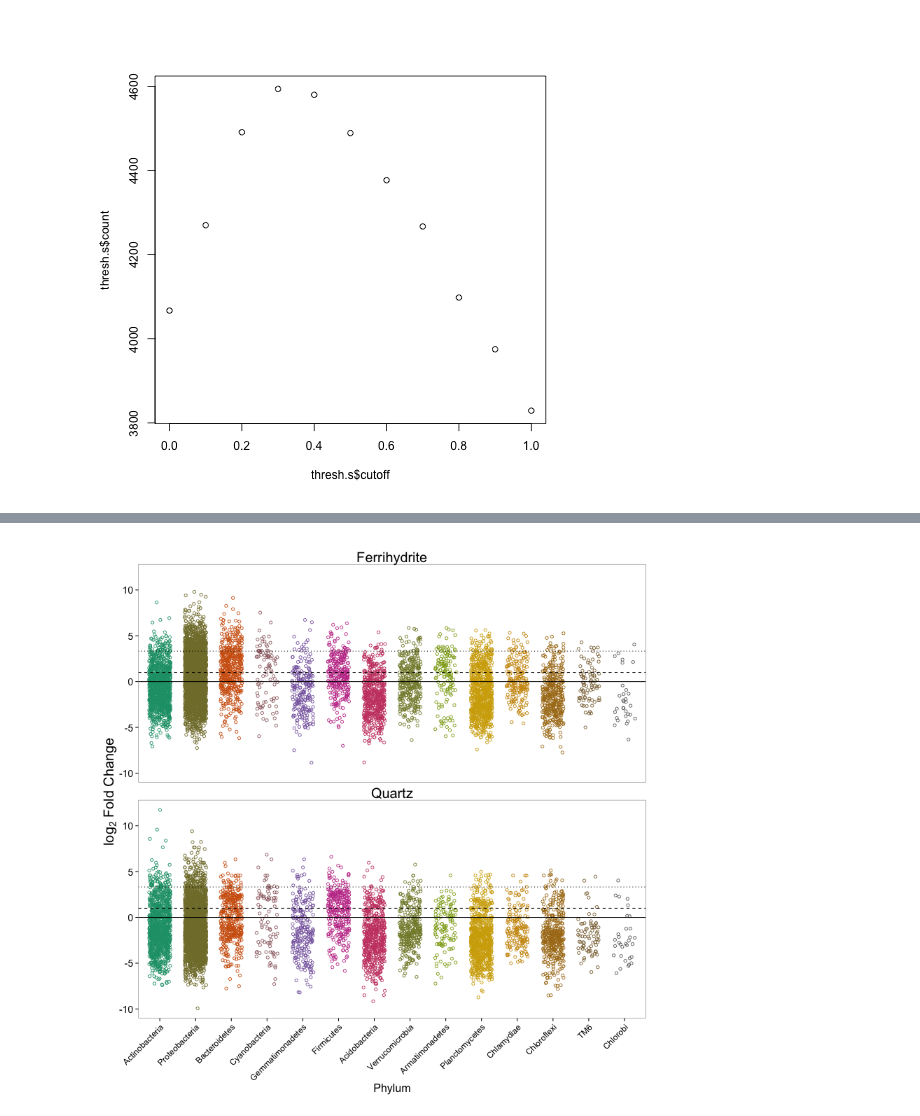
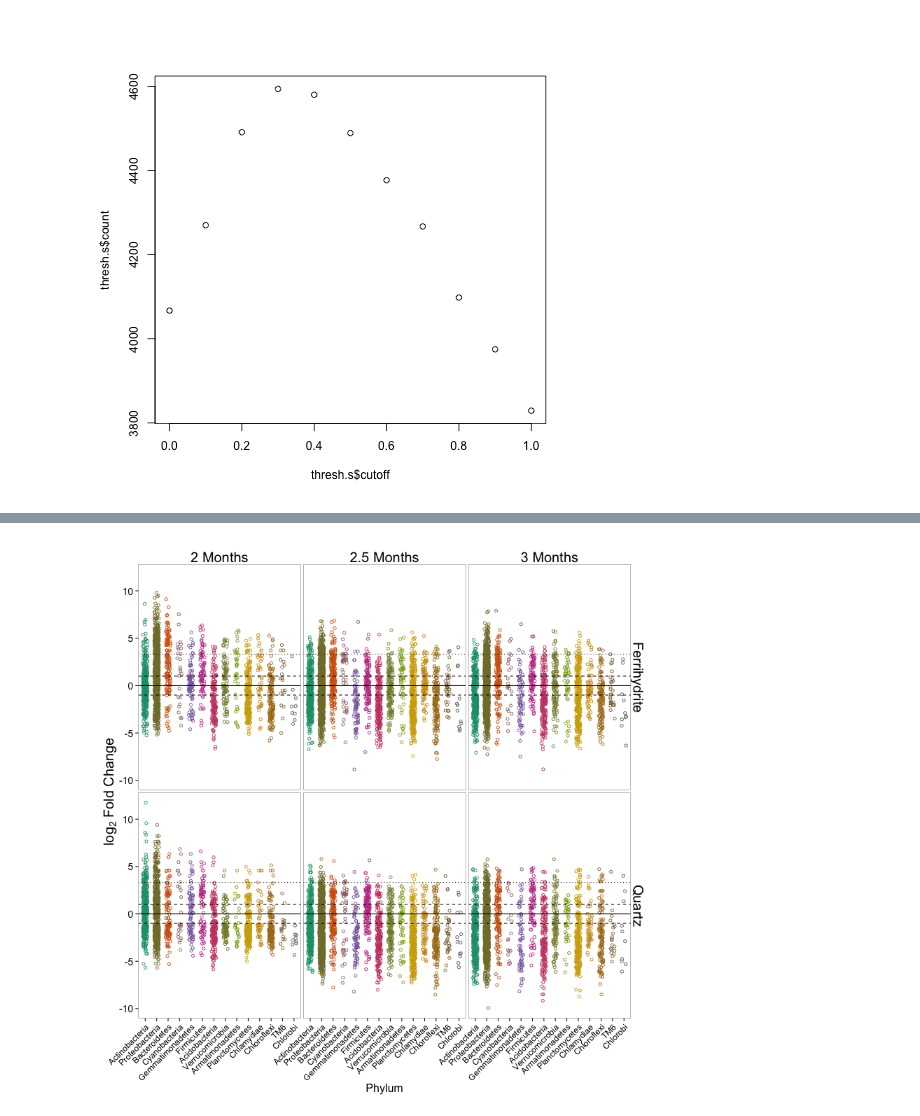
Before and after one commit to TheaWhitman/Mineral16S, a Jupyter notebook: manuscript_figures/Differential_abundance.ipynb, the cells around one changed output, grey strips where cells are left out. Cells and saved outputs as stored; diff of their text form; code cells hidden in the pictures.

```diff
--- a/manuscript_figures/Differential_abundance.ipynb
+++ b/manuscript_figures/Differential_abundance.ipynb
@@ -207,13 +207,14 @@ p = ggplot(d, aes(x = Phylum, y = l2FC, color = Phylum))
 # establishing our plot is based on the data table d, with our x being the phylum, and the y being log2fold change,
 # and the colour being based on our "yes" or "no" column in the d data table.
 
-p = p + facet_wrap(~strip2, ncol=1)
+p = p + facet_grid(~strip2~strip1)
 # saying we want it to present the data separately for our two variables (trtmt and month), in 2 columns
 
-p = p + geom_point(shape = 21, size = 2, position = position_jitter(w = 0.30))
+p = p + geom_point(shape = 21, size = 2, position = position_jitter(w = 0.20))
 # sets the points size and shape, and offsets them slightly (jitter) so they're not right on top of each other
 
 p = p + geom_hline(y = 1, linetype=2)
+p = p + geom_hline(y = -1, linetype=2)
 p = p + geom_hline(y = 3.3219, linetype=3)
 p = p + geom_hline(y = 0.0, linetype=1)
 # puts in horizontal lines at reference values
@@ -224,31 +225,31 @@ p = p + theme_bw()
 p = p + theme(strip.text.x = element_text(size = 20),
               strip.text.y = element_text(size = 20),
               axis.text.x = element_text(size = 12, angle = 45, hjust = 1, vjust = 1),
               axis.title.x = element_text(size = 16),
               axis.text.y = element_text(size=14),
               axis.title.y = element_text(size = 20),
               legend.title = element_blank(),
               legend.text = element_text(size = 14),
               legend.position = "none",
               strip.background = element_blank())
 # sets a bunch of visual paramters for the legend (none) and other text
 
 p = p + labs(x = "Phylum", color = "Phylum")
 # sets the label for the x axis. I think they didn't get the different colours.
 
 p = p + labs(y = expression(paste("", log[2]," Fold Change",sep="")))
 # sets the label for the y axes.
 
 colourCount = length(unique(d$Phylum))
 getPalette = colorRampPalette(brewer.pal(8, "Dark2"))
 p = p + scale_colour_manual(values=getPalette(colourCount))
 
 p = p + theme(panel.grid.major = element_blank(), panel.grid.minor = element_blank())
 # Gets rid of the default gridlines
 
 
 # Would be cool to colour this by relative abundance in soil to begin with.. what drives patterns more?
 
 p
 # %% [output]
-[figure, old version]
+[figure, new version]
```
Also changed, not shown: 2 other files.
